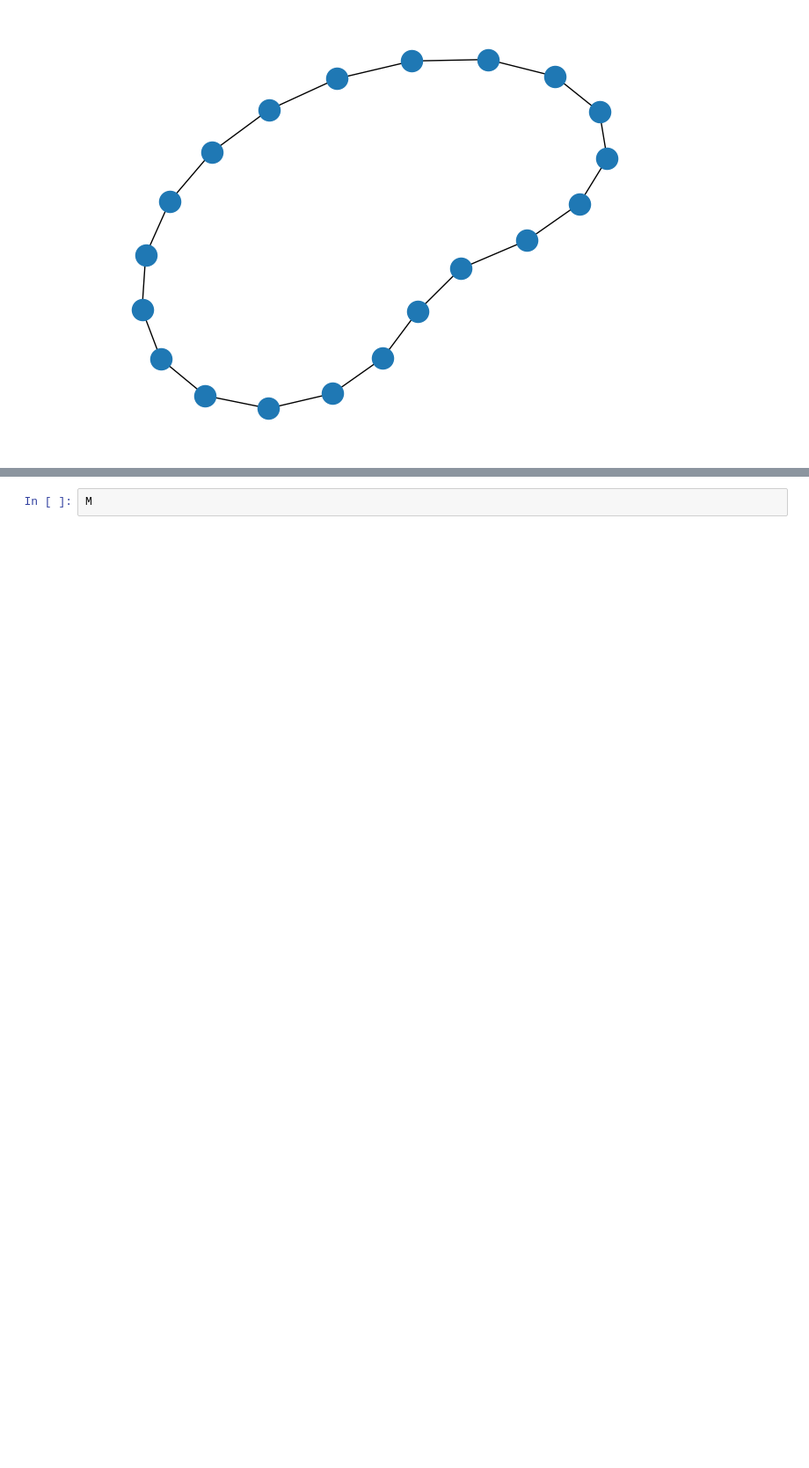
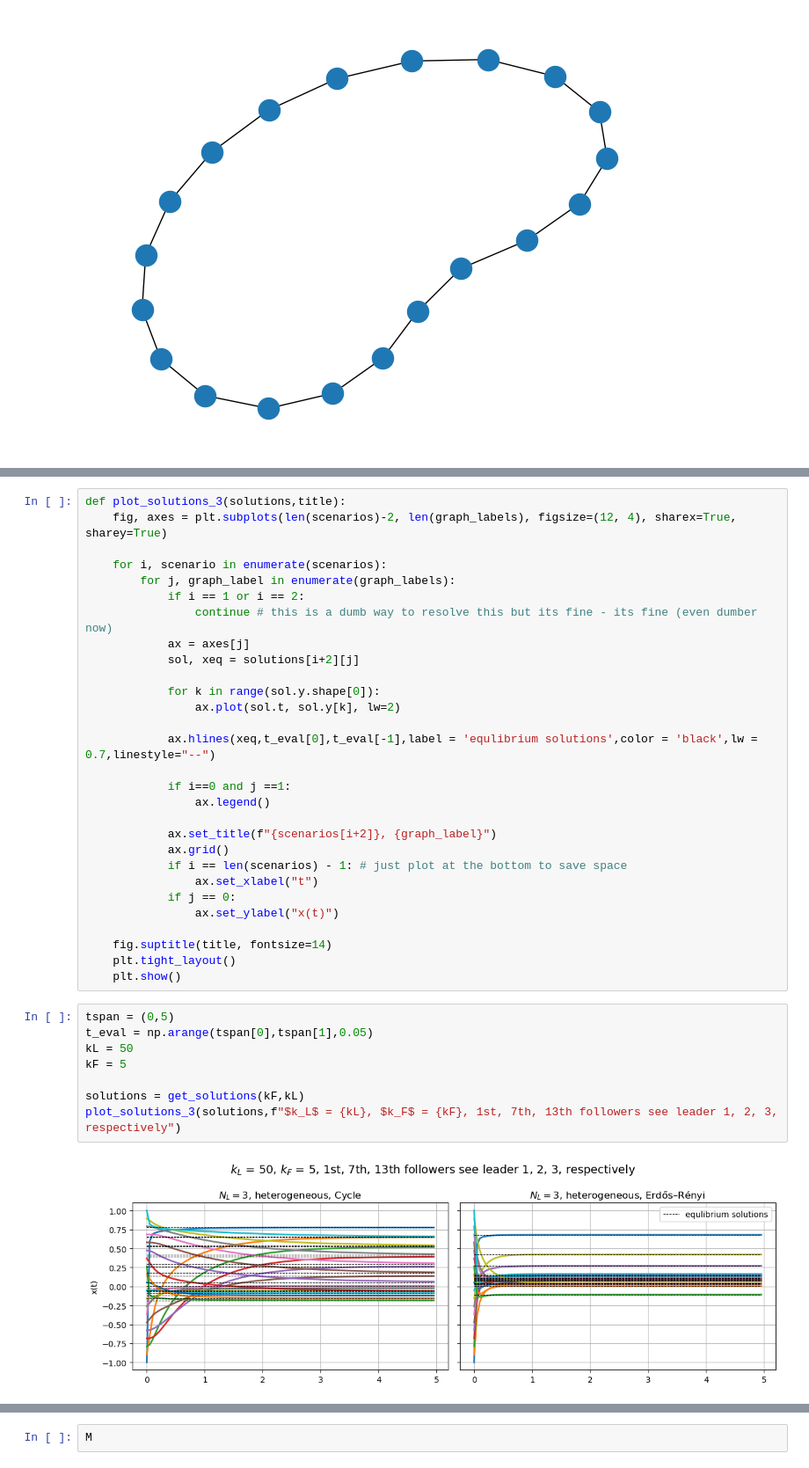
Before and after one commit to valentine-alia/MAE-6870, a Jupyter notebook: hw3/hw3_code_1.ipynb, the cells around one changed output, grey strips where cells are left out. Shown at 88% size. Cells and saved outputs as stored; diff of their text form; blank space fills up the shorter version.

```diff
--- a/hw3/hw3_code_1.ipynb
+++ b/hw3/hw3_code_1.ipynb
@@ -241,0 +349,39 @@ plt.show()
+# %%
+def plot_solutions_3(solutions,title):
+    fig, axes = plt.subplots(len(scenarios)-2, len(graph_labels), figsize=(12, 4), sharex=True, sharey=True)
+
+    for i, scenario in enumerate(scenarios):
+        for j, graph_label in enumerate(graph_labels):
+            if i == 1 or i == 2:
+                continue # this is a dumb way to resolve this but its fine - its fine (even dumber now)
+            ax = axes[j]
+            sol, xeq = solutions[i+2][j]
+
+            for k in range(sol.y.shape[0]):
+                ax.plot(sol.t, sol.y[k], lw=2)
+
+            ax.hlines(xeq,t_eval[0],t_eval[-1],label = 'equlibrium solutions',color = 'black',lw = 0.7,linestyle="--")
+
+            if i==0 and j ==1:
+                ax.legend()
+
+            ax.set_title(f"{scenarios[i+2]}, {graph_label}")
+            ax.grid()
+            if i == len(scenarios) - 1: # just plot at the bottom to save space
+                ax.set_xlabel("t")
+            if j == 0:
+                ax.set_ylabel("x(t)")
+
+    fig.suptitle(title, fontsize=14)
+    plt.tight_layout()
+    plt.show()
+# %%
+tspan = (0,5)
+t_eval = np.arange(tspan[0],tspan[1],0.05)
+kL = 50
+kF = 5
+
+solutions = get_solutions(kF,kL)
+plot_solutions_3(solutions,f"$k_L$ = {kL}, $k_F$ = {kF}, 1st, 7th, 13th followers see leader 1, 2, 3, respectively")
+# %% [output]
+[figure, added]
```
Also changed, not shown: parts of 8 cells of this notebook, 1 other file.
